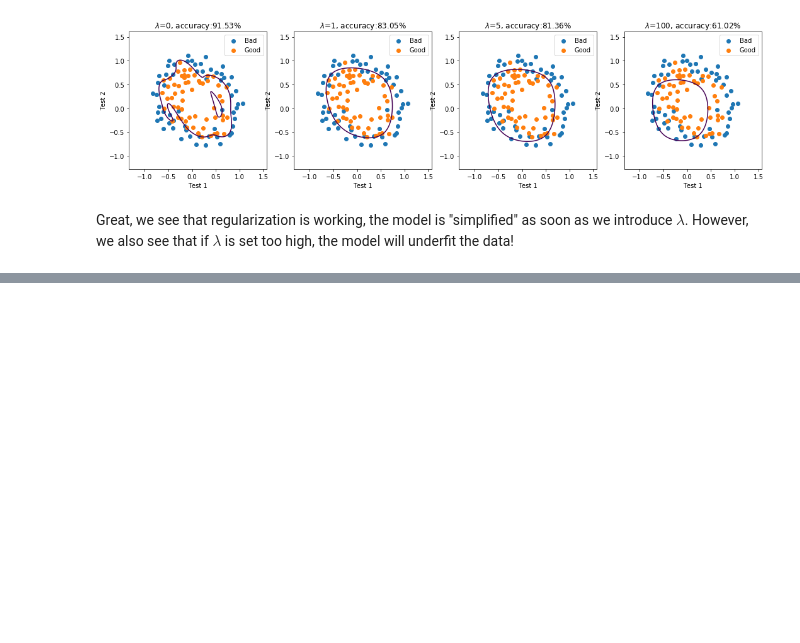
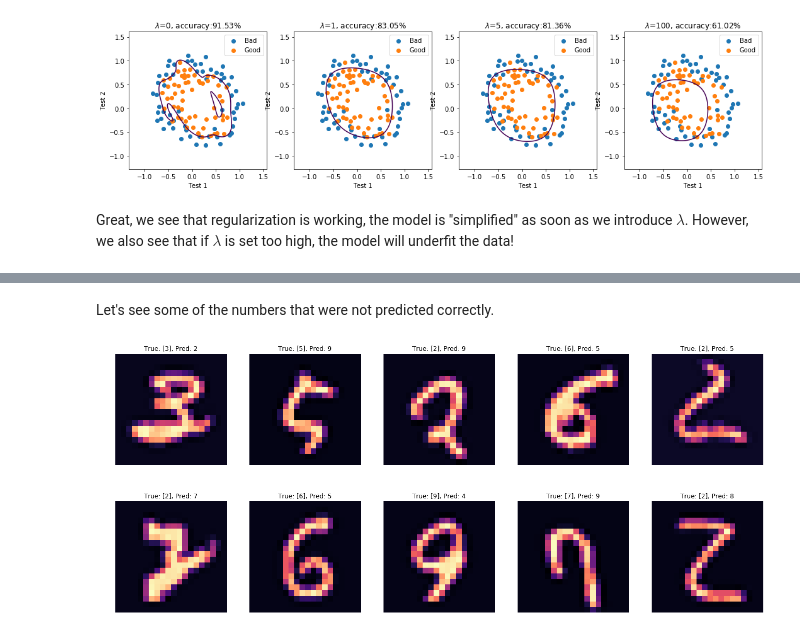
Before and after one commit to gcalmettes/ml-explorations, a Jupyter notebook: 2-classificiation-logistic-regression.ipynb, the cells around one changed output, grey strips where cells are left out. Saved outputs shown, nothing was run; the diff lists cells and outputs as text; code cells hidden in the pictures; blank space fills up the shorter version.

```diff
--- a/2-classificiation-logistic-regression.ipynb
+++ b/2-classificiation-logistic-regression.ipynb
@@ -477,0 +555,15 @@ Great, we see that regularization is working, the model is "simplified" as soon
+# %% [markdown]
+Let's see some of the numbers that were not predicted correctly.
+# %%
+idxWrong = np.where(data['y']!=predictedCat[:, np.newaxis])[0]
+
+fig,axes = plt.subplots(nrows=2, ncols=5, figsize=(18, 8))
+
+for idx,ax in zip(np.random.choice(idxWrong, size=10, replace=False), axes.ravel()):
+    img = data['X'][idx].reshape((20, 20), order="F")
+    ax.imshow(img, cmap='magma')
+    ax.axis('off')
+    ax.set_title(f"True: {data['y'][idx]}, Pred: {predictedCat[idx]}")
+fig.tight_layout()
+# %% [output]
+[figure, added]
```
Also changed, not shown: parts of 15 cells of this notebook, 1 other file.
